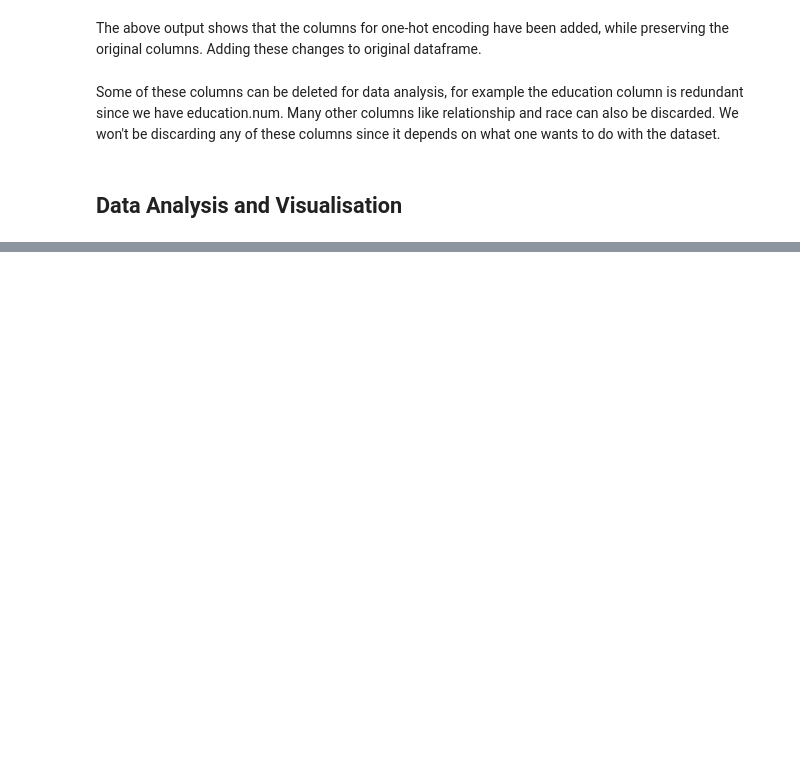
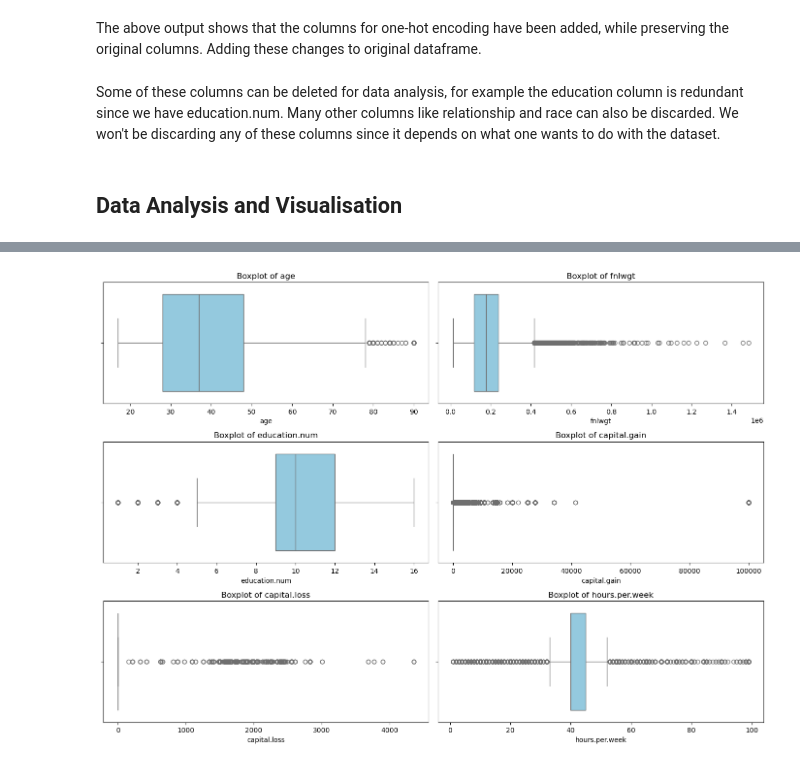
Before and after one commit to Awesome-AI-ML-DELTA25/DataCleaning, a Jupyter notebook: data_cleaning.ipynb, the cells around one changed output, grey strips where cells are left out. Cells and saved outputs as stored; diff of their text form; code cells hidden in the pictures; blank space fills up the shorter version.

```diff
--- a/data_cleaning.ipynb
+++ b/data_cleaning.ipynb
@@ -711,0 +765,20 @@ Some of these columns can be deleted for data analysis, for example the educatio
+# %%
+cols = ['age', 'fnlwgt', 'education.num', 'capital.gain', 'capital.loss', 'hours.per.week']
+
+# Create a 3x2 grid of subplots
+fig, axes = plt.subplots(3, 2, figsize=(14, 10))
+
+# Flatten axes array for easy iteration
+axes = axes.flatten()
+
+#Create a boxplot in each subplot
+for i, col in enumerate(cols):
+    sean.boxplot(x=df[col], ax=axes[i], color='skyblue')
+    axes[i].set_title(f"Boxplot of {col}")
+    axes[i].set_xlabel(col)
+
+# Tight layout to avoid overlapping
+plt.tight_layout()
+plt.show()
+# %% [output]
+[figure, added]
```
Also changed, not shown: parts of 11 cells of this notebook.
